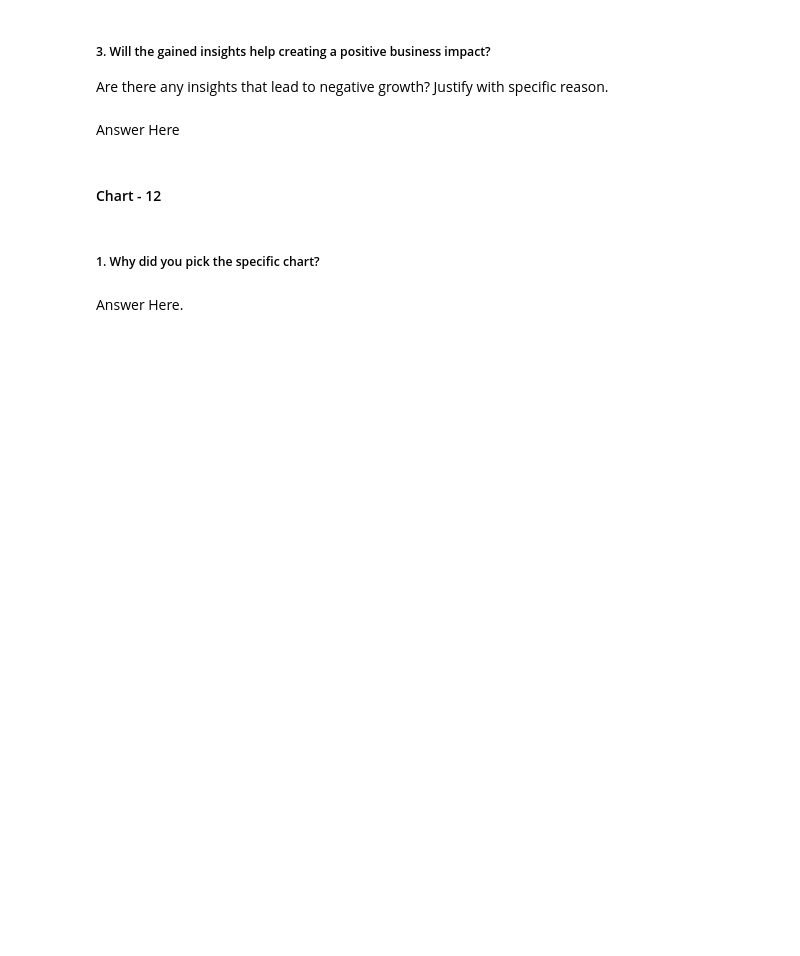
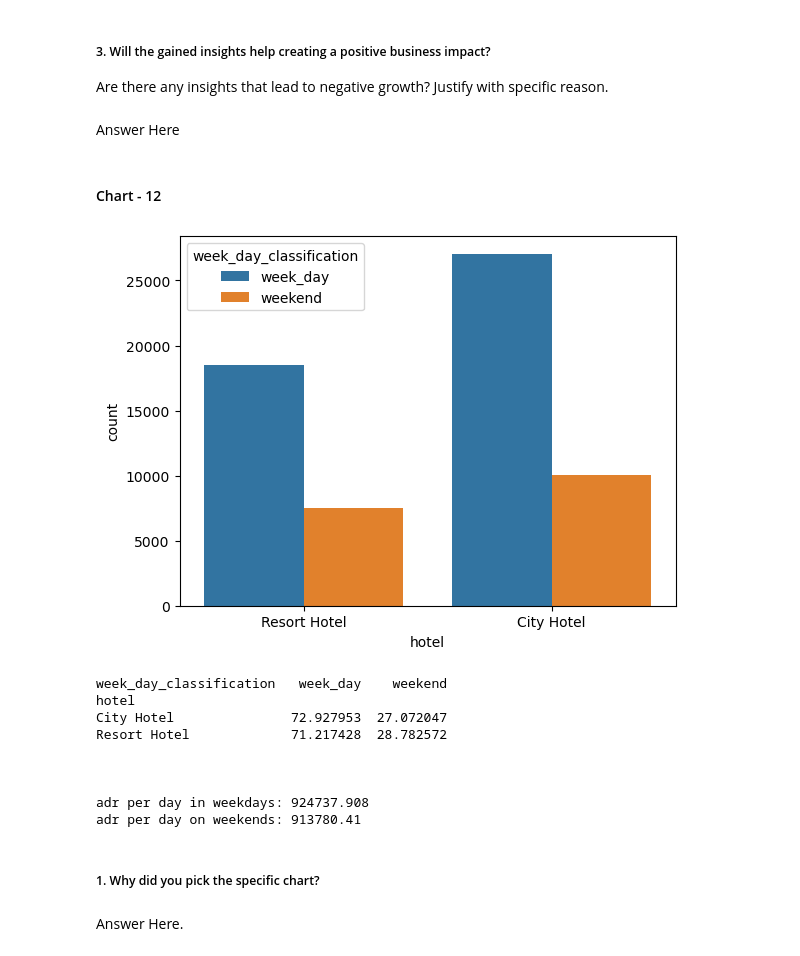
Before and after one commit to lakshay170/hotel_capstone, a Jupyter notebook: Hotel_Capstone.ipynb, the cells around one changed output. Saved outputs shown, nothing was run; the diff lists cells and outputs as text; code cells hidden in the pictures; blank space fills up the shorter version.

```diff
--- a/Hotel_Capstone.ipynb
+++ b/Hotel_Capstone.ipynb
@@ -1137,3 +1164,34 @@ Answer Here
+# %%
+# Chart - 12 visualization code
+# plt.figure(figsize=(6,5))
+sns.countplot(data=not_cancelled_df,hue='week_day_classification',x='hotel')
+plt.savefig('week.jpg')
+plt.show()
+
+print(pd.crosstab(not_cancelled_df['hotel'],not_cancelled_df['week_day_classification'],normalize='index')*100)
+
+adr_week=not_cancelled_df.groupby(['week_day_classification'])['adr'].sum()
+
+print('\n\n')
+print('adr per day in weekdays:',adr_week[0]/5)
+print('adr per day on weekends:',adr_week[1]/2)
+# Hypothesis higher booking percentage & adr on weekdays
+# 72% bookings happen in 5 weekdays implying 14.2 % per day( 72/5) in both hotel types
+# 28% bookings happen on weekend ie 2 days14% per day
+# same booking percent
+
+# Higher ADR per day on weekday
+# %% [output]
+[figure, added]
+week_day_classification   week_day    weekend
+hotel
+City Hotel               72.927953  27.072047
+Resort Hotel             71.217428  28.782572
+
+
+
+adr per day in weekdays: 924737.908
+adr per day on weekends: 913780.41
 # %% [markdown]
 ##### 1. Why did you pick the specific chart?
 # %% [markdown]
```
Also changed, not shown: parts of 31 cells of this notebook.
